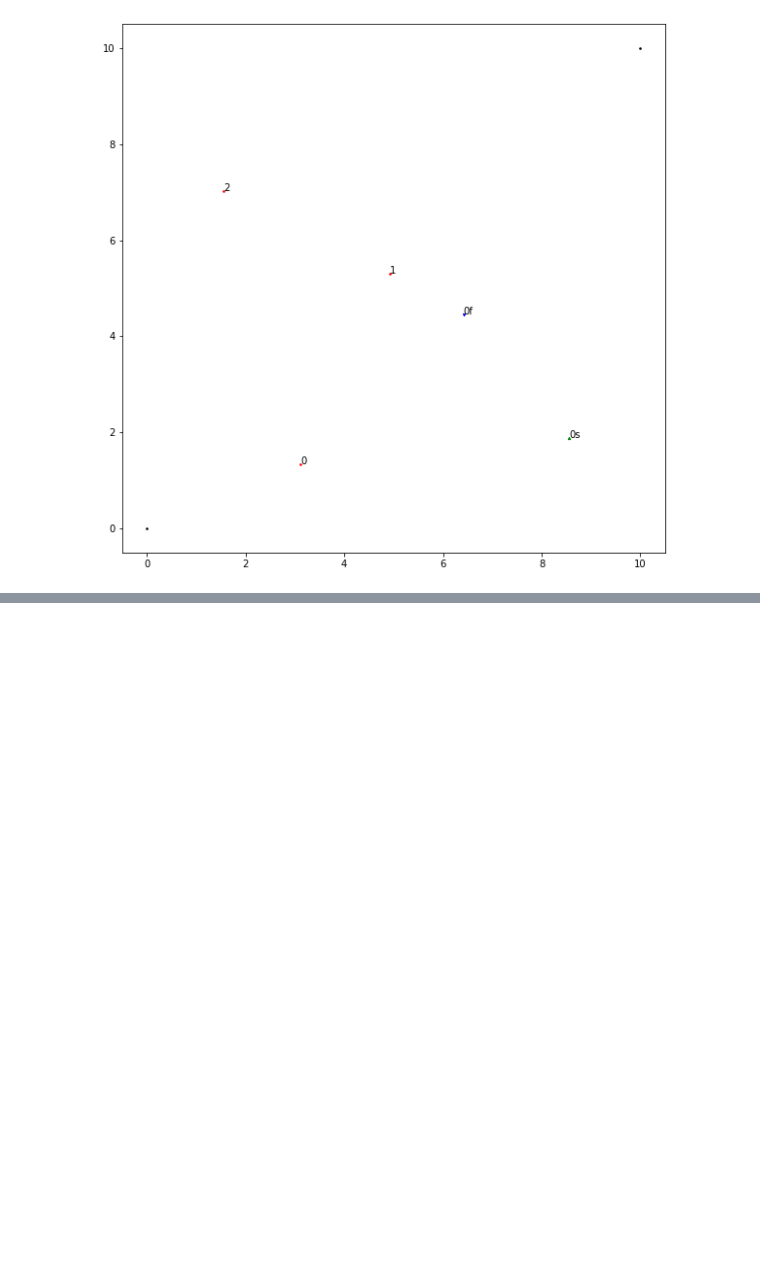
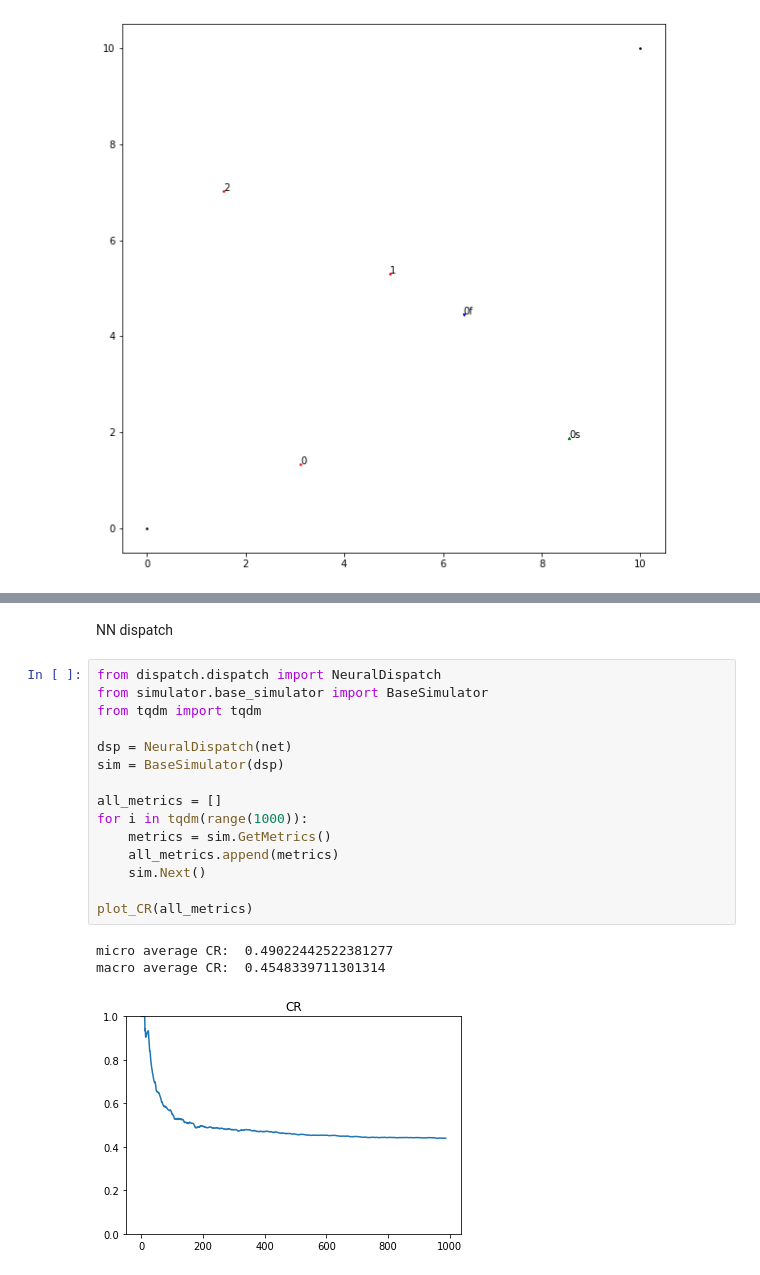
Before and after one commit to limon8884/delivery-RL, a Jupyter notebook: results.ipynb, the cells around one changed output, grey strips where cells are left out. Saved outputs shown, nothing was run; the diff lists cells and outputs as text; blank space fills up the shorter version.

```diff
--- a/results.ipynb
+++ b/results.ipynb
@@ -294,0 +368,21 @@ No we can compare our groundtruth algorithm versus NN-based dispatch
+# %% [markdown]
+NN dispatch
+# %%
+from dispatch.dispatch import NeuralDispatch
+from simulator.base_simulator import BaseSimulator
+from tqdm import tqdm
+
+dsp = NeuralDispatch(net)
+sim = BaseSimulator(dsp)
+
+all_metrics = []
+for i in tqdm(range(1000)):
+    metrics = sim.GetMetrics()
+    all_metrics.append(metrics)
+    sim.Next()
+
+plot_CR(all_metrics)
+# %% [output]
+micro average CR:  0.49022442522381277
+macro average CR:  0.4548339711301314
+[figure, added]
```
Also changed, not shown: parts of 9 cells of this notebook, 2 other files.
